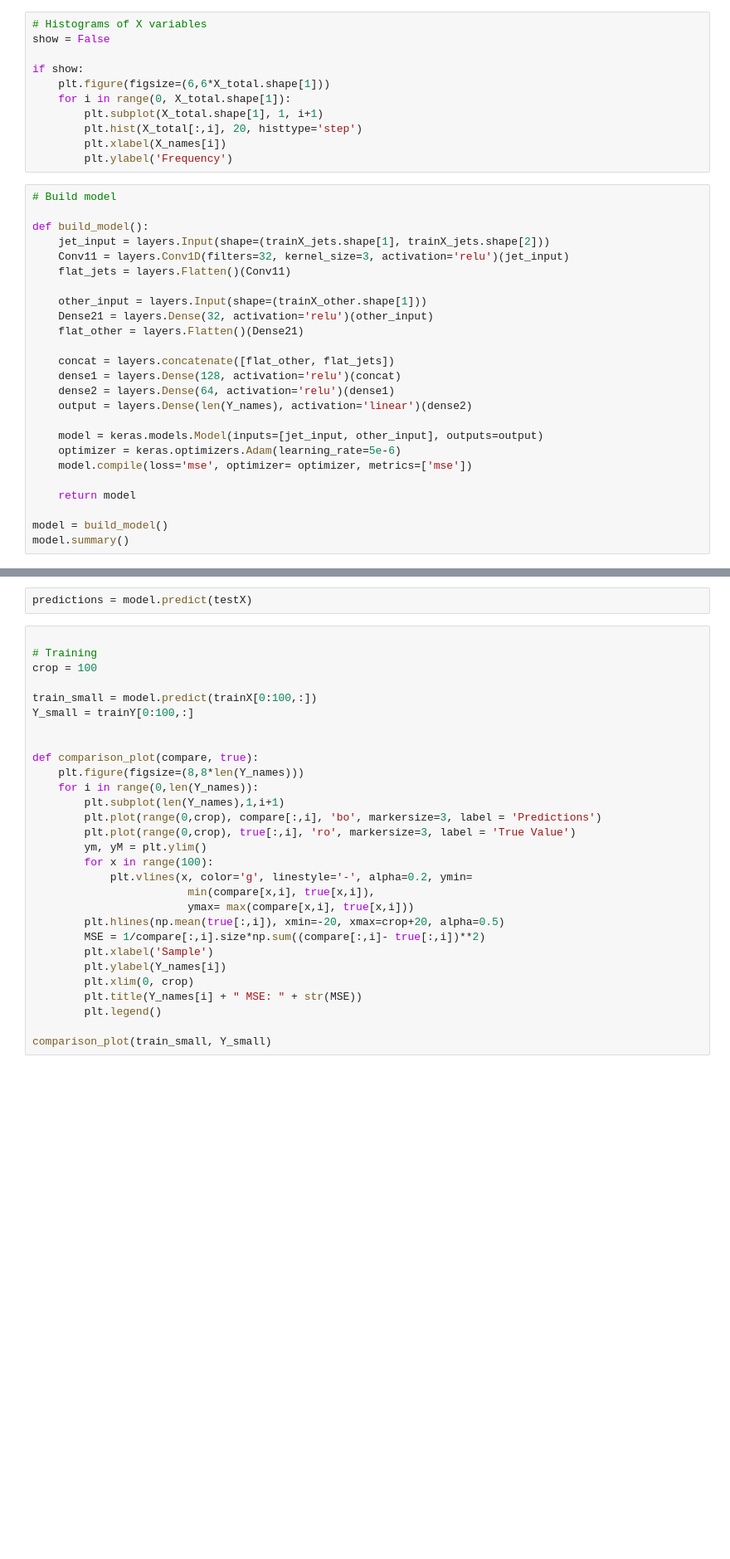
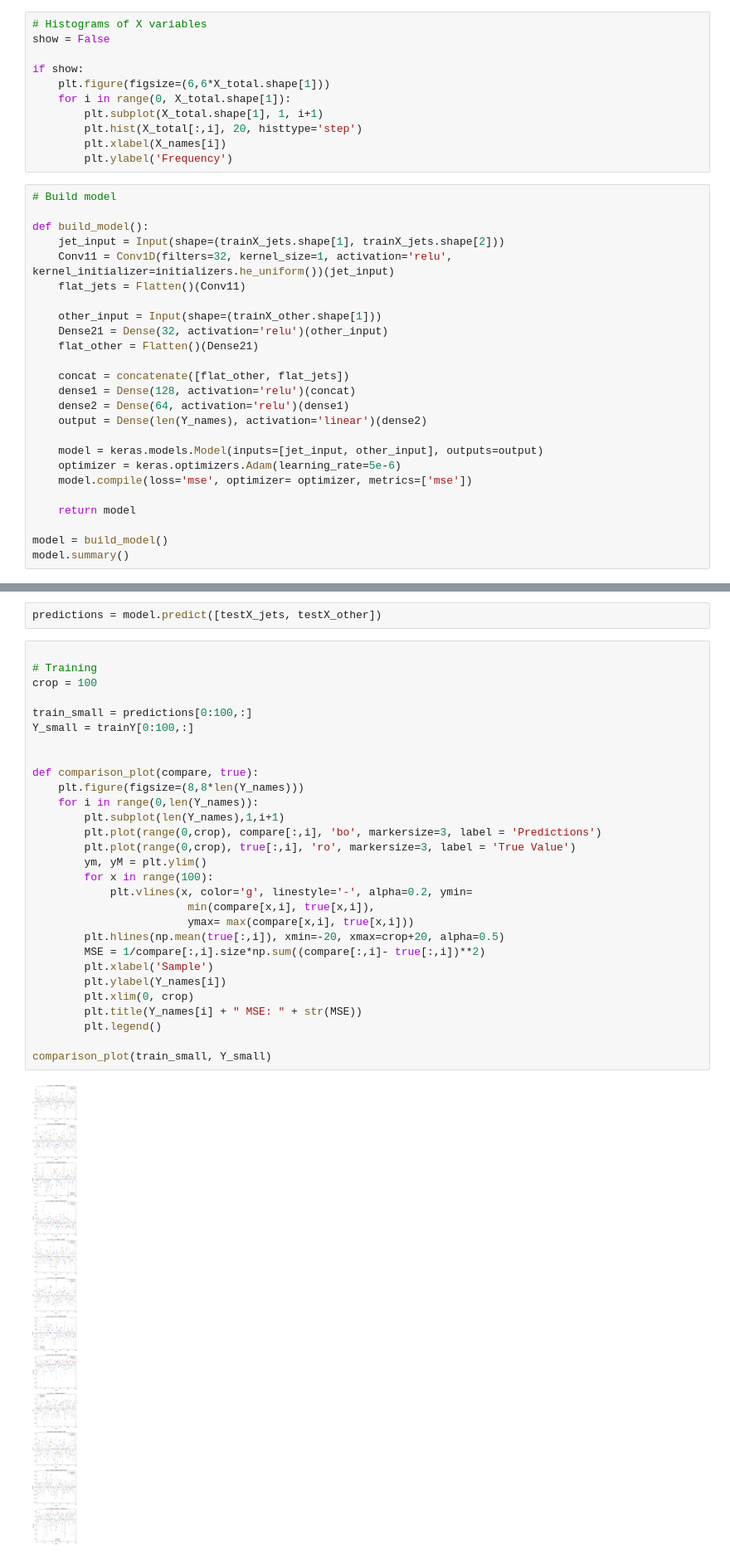
Before and after one commit to SNIPRS/top_ml, a Jupyter notebook: runs/conv_1d.ipynb, the cells around one changed output, grey strips where cells are left out. Shown at 83% size. Saved outputs shown, nothing was run; the diff lists cells and outputs as text; blank space fills up the shorter version.

```diff
--- a/runs/conv_1d.ipynb
+++ b/runs/conv_1d.ipynb
@@ -102,18 +104,18 @@ if show:
 # Build model
 
 def build_model():
-    jet_input = layers.Input(shape=(trainX_jets.shape[1], trainX_jets.shape[2]))
-    Conv11 = layers.Conv1D(filters=32, kernel_size=3, activation='relu')(jet_input)
-    flat_jets = layers.Flatten()(Conv11)
+    jet_input = Input(shape=(trainX_jets.shape[1], trainX_jets.shape[2]))
+    Conv11 = Conv1D(filters=32, kernel_size=1, activation='relu', kernel_initializer=initializers.he_uniform())(jet_input)
+    flat_jets = Flatten()(Conv11)
 
-    other_input = layers.Input(shape=(trainX_other.shape[1]))
-    Dense21 = layers.Dense(32, activation='relu')(other_input)
-    flat_other = layers.Flatten()(Dense21)
+    other_input = Input(shape=(trainX_other.shape[1]))
+    Dense21 = Dense(32, activation='relu')(other_input)
+    flat_other = Flatten()(Dense21)
 
-    concat = layers.concatenate([flat_other, flat_jets])
-    dense1 = layers.Dense(128, activation='relu')(concat)
-    dense2 = layers.Dense(64, activation='relu')(dense1)
-    output = layers.Dense(len(Y_names), activation='linear')(dense2)
+    concat = concatenate([flat_other, flat_jets])
+    dense1 = Dense(128, activation='relu')(concat)
+    dense2 = Dense(64, activation='relu')(dense1)
+    output = Dense(len(Y_names), activation='linear')(dense2)
 
     model = keras.models.Model(inputs=[jet_input, other_input], outputs=output)
     optimizer = keras.optimizers.Adam(learning_rate=5e-6)
@@ -169,34 +185,36 @@ plt.title('MSE loss')
 # %%
-predictions = model.predict(testX)
+predictions = model.predict([testX_jets, testX_other])
 # %%
 
 # Training
 crop = 100
 
-train_small = model.predict(trainX[0:100,:])
+train_small = predictions[0:100,:]
 Y_small = trainY[0:100,:]
 
 
 def comparison_plot(compare, true):
     plt.figure(figsize=(8,8*len(Y_names)))
     for i in range(0,len(Y_names)):
         plt.subplot(len(Y_names),1,i+1)
         plt.plot(range(0,crop), compare[:,i], 'bo', markersize=3, label = 'Predictions')
         plt.plot(range(0,crop), true[:,i], 'ro', markersize=3, label = 'True Value')
         ym, yM = plt.ylim()
         for x in range(100):
             plt.vlines(x, color='g', linestyle='-', alpha=0.2, ymin=
                         min(compare[x,i], true[x,i]),
                         ymax= max(compare[x,i], true[x,i]))
         plt.hlines(np.mean(true[:,i]), xmin=-20, xmax=crop+20, alpha=0.5)
         MSE = 1/compare[:,i].size*np.sum((compare[:,i]- true[:,i])**2)
         plt.xlabel('Sample')
         plt.ylabel(Y_names[i])
         plt.xlim(0, crop)
         plt.title(Y_names[i] + " MSE: " + str(MSE))
         plt.legend()
 
 comparison_plot(train_small, Y_small)
+# %% [output]
+[figure, added]
 # %%
 # Predictions
 
```
Also changed, not shown: parts of 15 cells of this notebook.
